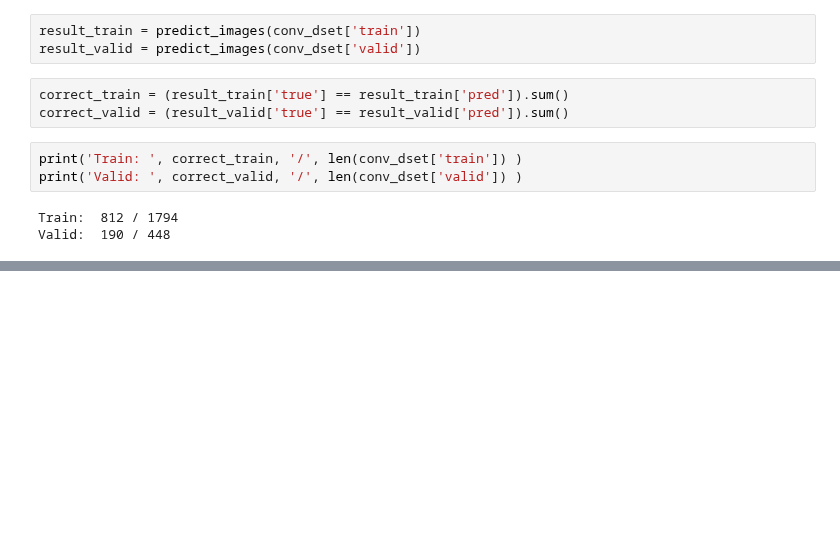
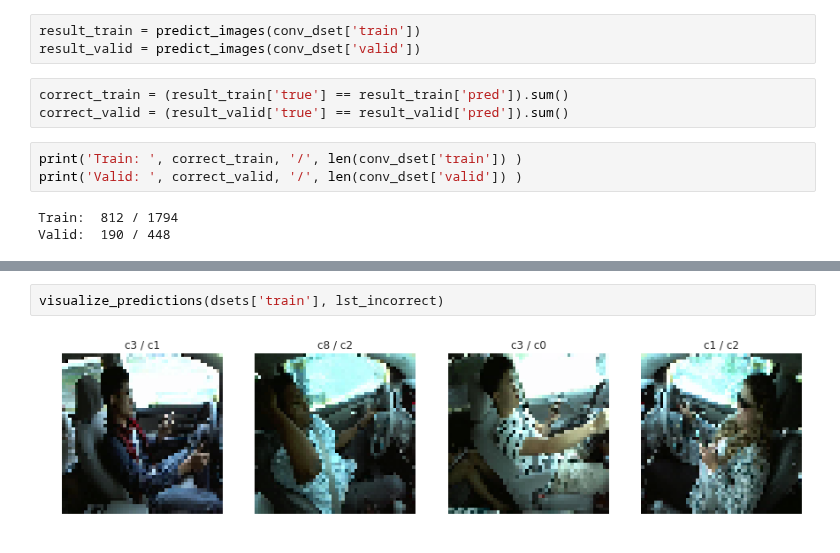
Before and after one commit to RenatoBMLR/state-farm-distracted-driver-detection, a Jupyter notebook: Distracted_Driver_Detection.ipynb, the cells around one changed output, grey strips where cells are left out. Cells and saved outputs as stored; diff of their text form; blank space fills up the shorter version.

```diff
--- a/Distracted_Driver_Detection.ipynb
+++ b/Distracted_Driver_Detection.ipynb
@@ -476,0 +499,4 @@ Valid:  190 / 448
+# %%
+visualize_predictions(dsets['train'], lst_incorrect)
+# %% [output]
+[figure, added]
```
Also changed, not shown: parts of 3 cells of this notebook.
